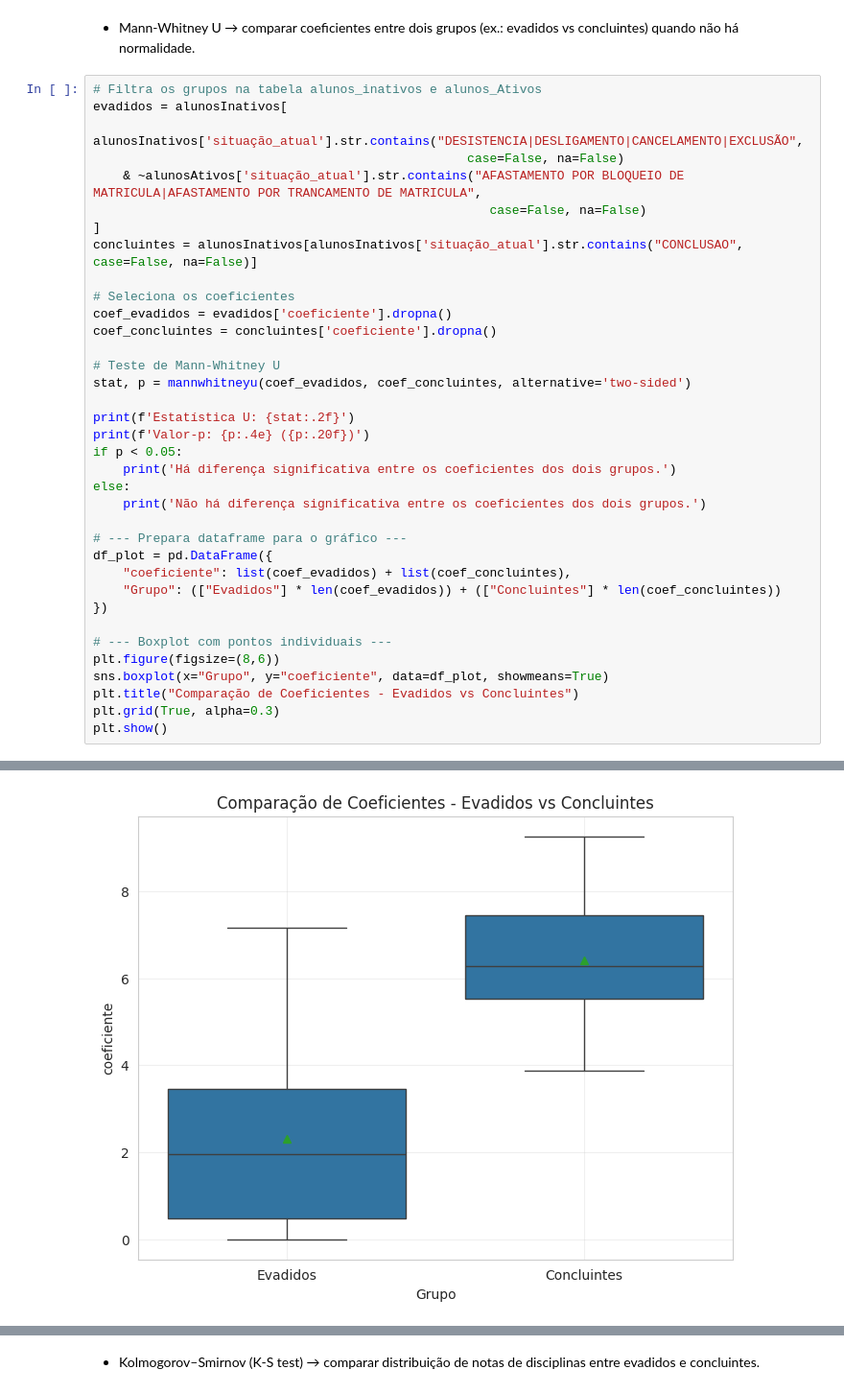
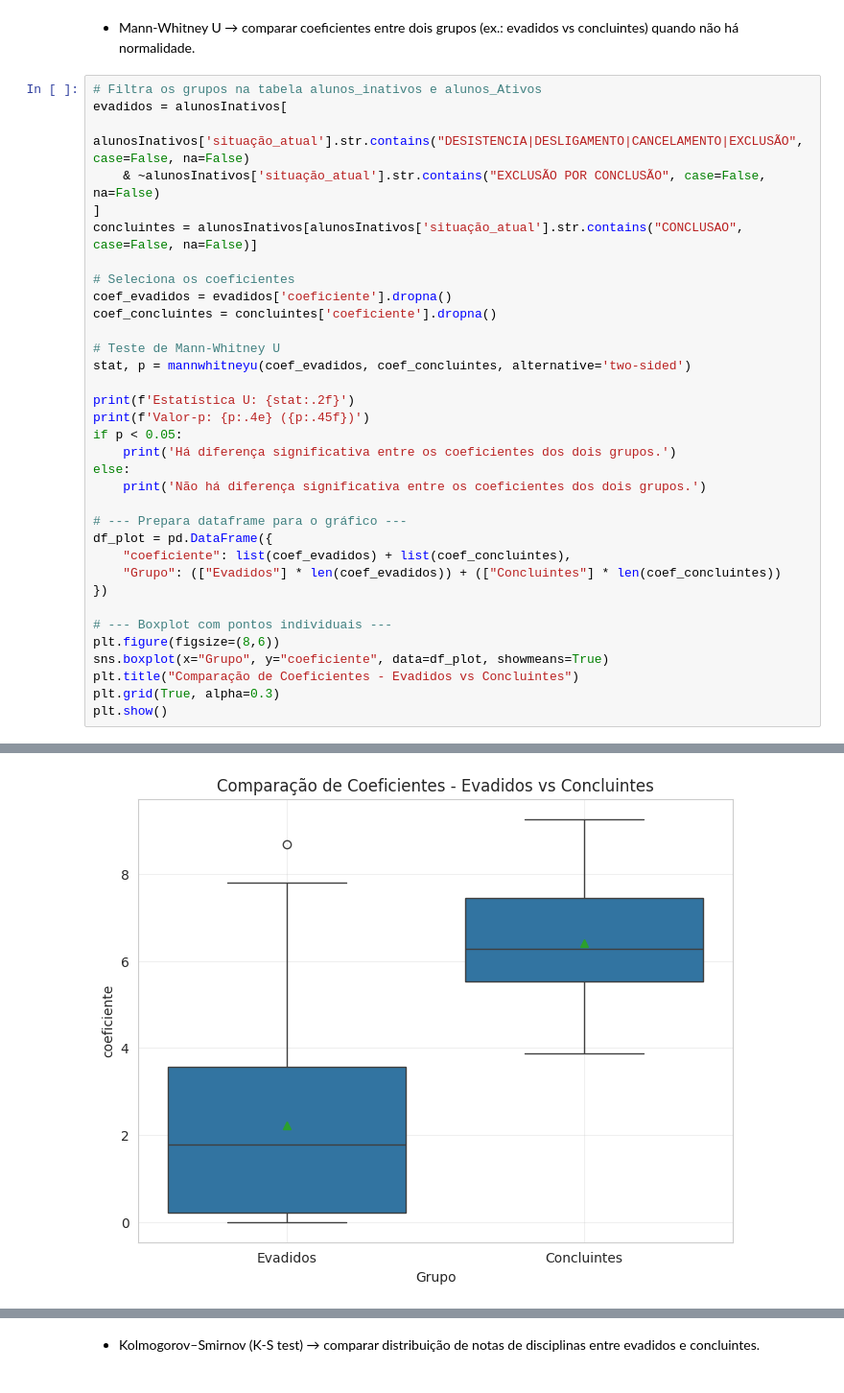
Before and after one commit to annabzsantos/An-lisePefilAcad-mico, a Jupyter notebook: Analise_pefilAcademico.ipynb, the cells around one changed output, grey strips where cells are left out. Shown at 96% size. Cells and saved outputs as stored; diff of their text form.

```diff
--- a/Analise_pefilAcademico.ipynb
+++ b/Analise_pefilAcademico.ipynb
@@ -939,10 +939,8 @@ Revelou que, embora fraca, existe uma relação estatisticamente significativa o
 # %%
 # Filtra os grupos na tabela alunos_inativos e alunos_Ativos
 evadidos = alunosInativos[
-    alunosInativos['situação_atual'].str.contains("DESISTENCIA|DESLIGAMENTO|CANCELAMENTO|EXCLUSÃO",
-                                                  case=False, na=False)
-    & ~alunosAtivos['situação_atual'].str.contains("AFASTAMENTO POR BLOQUEIO DE MATRICULA|AFASTAMENTO POR TRANCAMENTO DE MATRICULA",
-                                                     case=False, na=False)
+    alunosInativos['situação_atual'].str.contains("DESISTENCIA|DESLIGAMENTO|CANCELAMENTO|EXCLUSÃO", case=False, na=False)
+    & ~alunosInativos['situação_atual'].str.contains("EXCLUSÃO POR CONCLUSÃO", case=False, na=False)
 ]
 concluintes = alunosInativos[alunosInativos['situação_atual'].str.contains("CONCLUSAO", case=False, na=False)]
 
@@ -954,7 +952,7 @@ coef_concluintes = concluintes['coeficiente'].dropna()
 stat, p = mannwhitneyu(coef_evadidos, coef_concluintes, alternative='two-sided')
 
 print(f'Estatística U: {stat:.2f}')
-print(f'Valor-p: {p:.4e} ({p:.20f})')
+print(f'Valor-p: {p:.4e} ({p:.45f})')
 if p < 0.05:
     print('Há diferença significativa entre os coeficientes dos dois grupos.')
 else:
@@ -978,4 +976,4 @@ Valor-p: 1.3071e-20 (0.00000000000000000001)
 Há diferença significativa entre os coeficientes dos dois grupos.
-[figure, old version]
+[figure, new version]
 # %% [markdown]
 **Conclusões**
```
Also changed, not shown: parts of 25 cells of this notebook.
